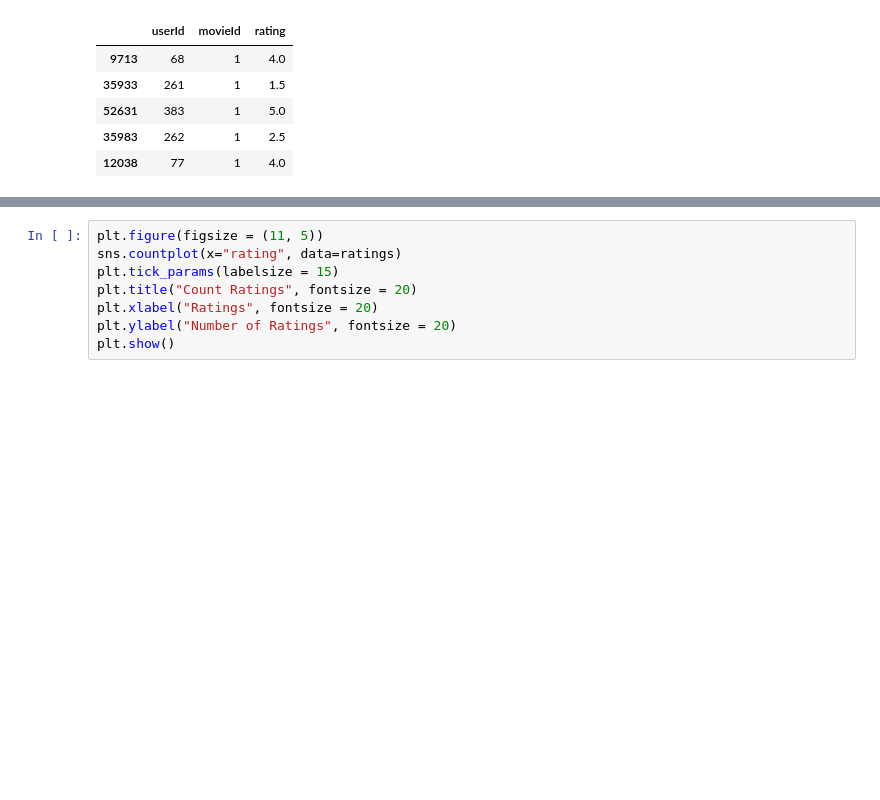
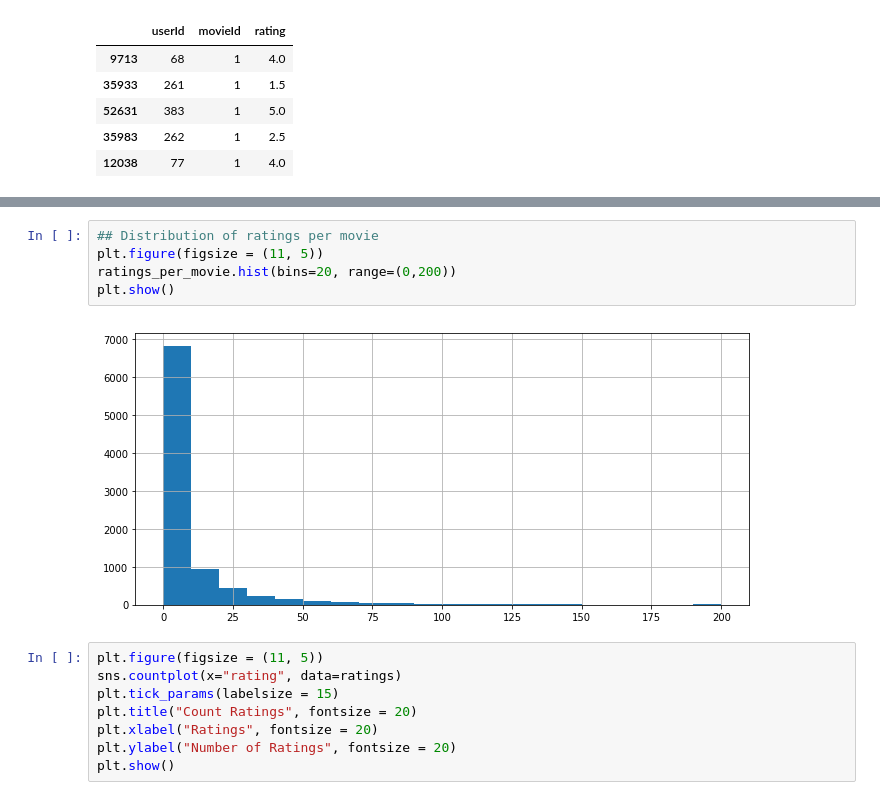
Before and after one commit to carlosgeovany/MachineLearning, a Jupyter notebook: RecommenderSystem.ipynb, the cells around one changed output, grey strips where cells are left out. Saved outputs shown, nothing was run; the diff lists cells and outputs as text; blank space fills up the shorter version.

```diff
--- a/RecommenderSystem.ipynb
+++ b/RecommenderSystem.ipynb
@@ -109,3 +138,10 @@ ratings.head()
+# %%
+## Distribution of ratings per movie
+plt.figure(figsize = (11, 5))
+ratings_per_movie.hist(bins=20, range=(0,200))
+plt.show()
+# %% [output]
+[figure, added]
 # %%
 plt.figure(figsize = (11, 5))
 sns.countplot(x="rating", data=ratings)
```
Also changed, not shown: parts of 8 cells of this notebook.
